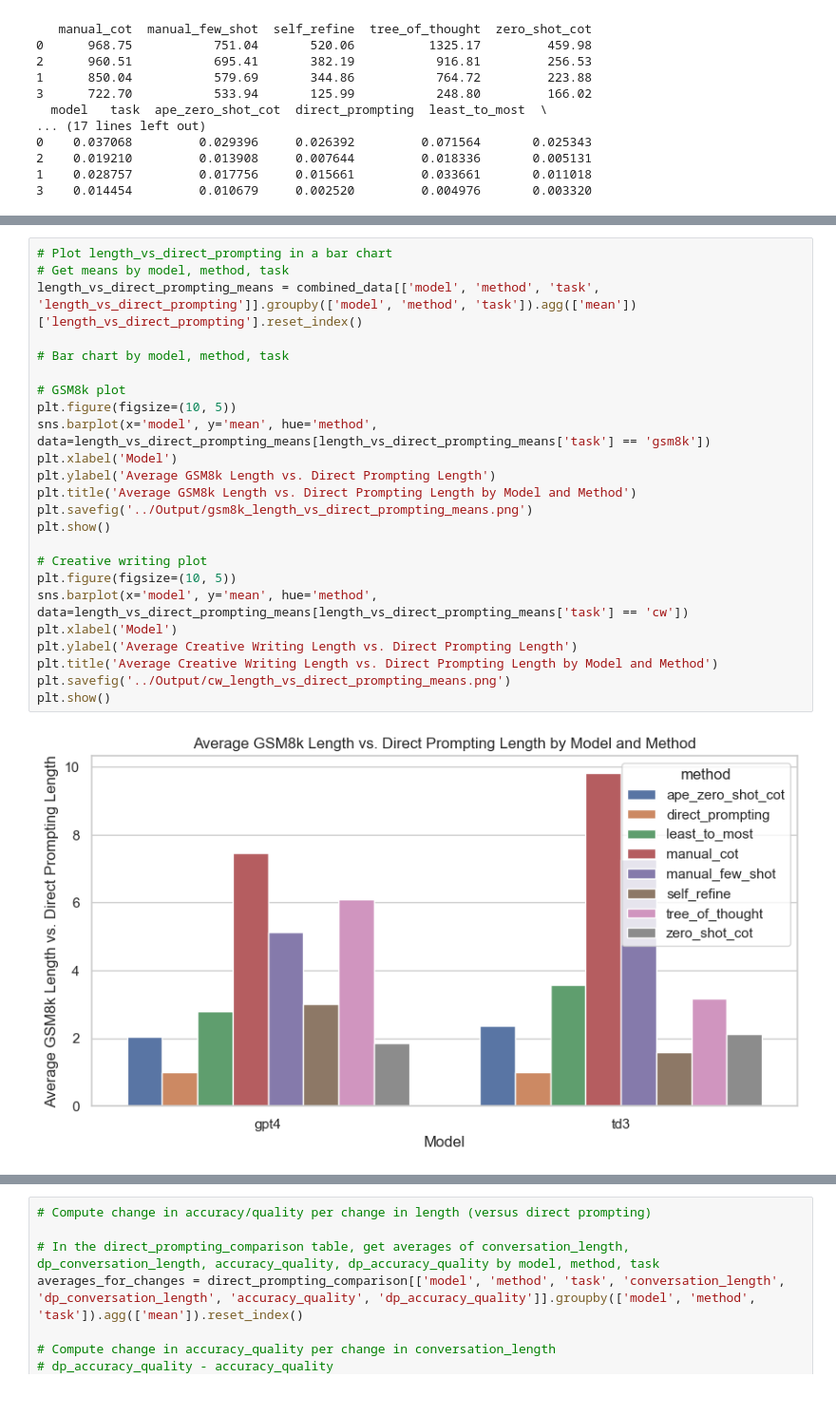
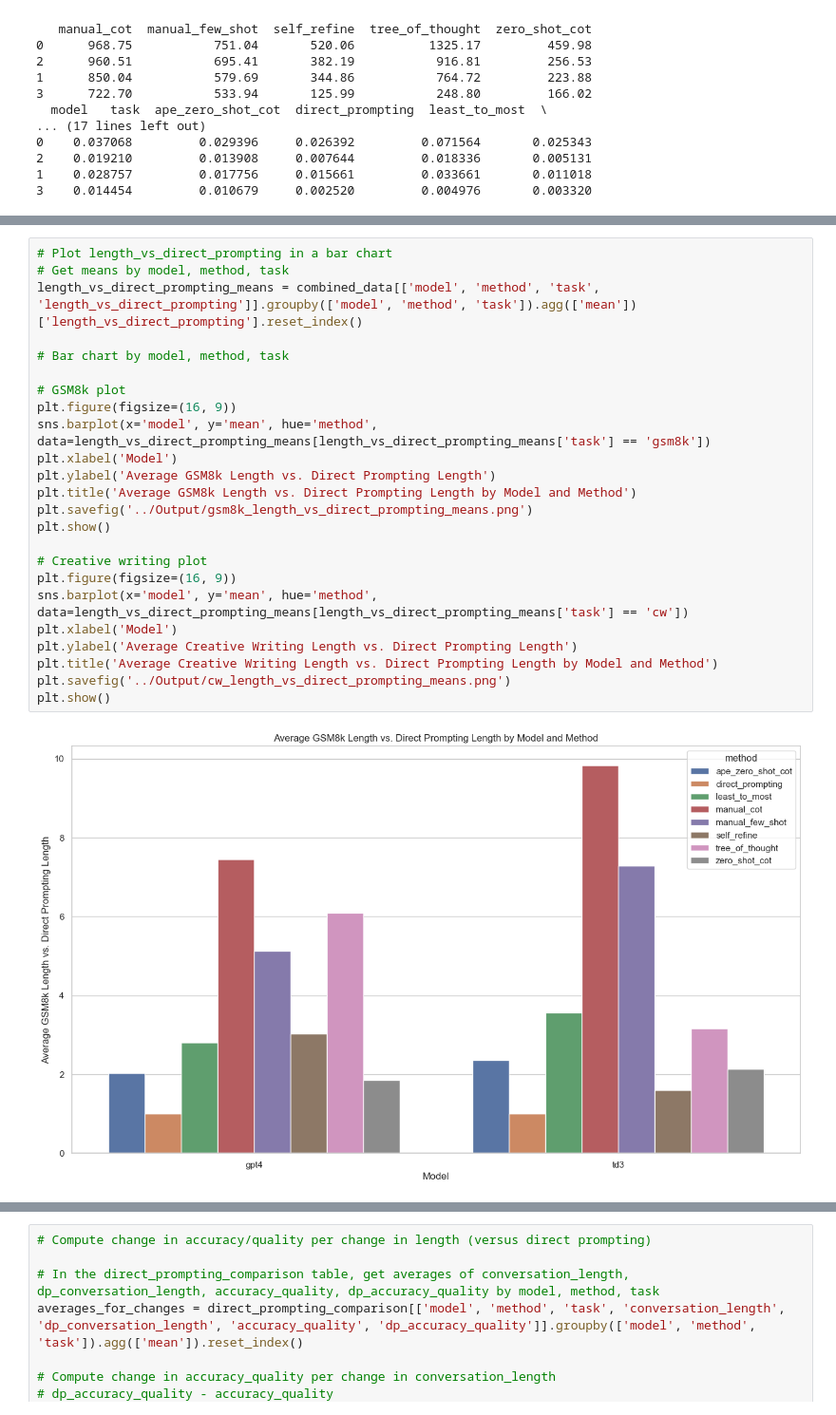
Before and after one commit to ijyliu/anlp23-project, a Jupyter notebook: Data/06 - Analyze Metrics and Conduct Inference.ipynb, the cells around one changed output, grey strips where cells are left out. Shown at 95% size. Cells and saved outputs as stored; diff of their text form.

```diff
--- a/Data/06 - Analyze Metrics and Conduct Inference.ipynb
+++ b/Data/06 - Analyze Metrics and Conduct Inference.ipynb
@@ -550,26 +550,26 @@ plt.show()
 # %%
 # Plot length_vs_direct_prompting in a bar chart
 # Get means by model, method, task
 length_vs_direct_prompting_means = combined_data[['model', 'method', 'task', 'length_vs_direct_prompting']].groupby(['model', 'method', 'task']).agg(['mean'])['length_vs_direct_prompting'].reset_index()
 
 # Bar chart by model, method, task
 
 # GSM8k plot
-plt.figure(figsize=(10, 5))
+plt.figure(figsize=(16, 9))
 sns.barplot(x='model', y='mean', hue='method', data=length_vs_direct_prompting_means[length_vs_direct_prompting_means['task'] == 'gsm8k'])
 plt.xlabel('Model')
 plt.ylabel('Average GSM8k Length vs. Direct Prompting Length')
 plt.title('Average GSM8k Length vs. Direct Prompting Length by Model and Method')
 plt.savefig('../Output/gsm8k_length_vs_direct_prompting_means.png')
 plt.show()
 
 # Creative writing plot
-plt.figure(figsize=(10, 5))
+plt.figure(figsize=(16, 9))
 sns.barplot(x='model', y='mean', hue='method', data=length_vs_direct_prompting_means[length_vs_direct_prompting_means['task'] == 'cw'])
 plt.xlabel('Model')
 plt.ylabel('Average Creative Writing Length vs. Direct Prompting Length')
 plt.title('Average Creative Writing Length vs. Direct Prompting Length by Model and Method')
 plt.savefig('../Output/cw_length_vs_direct_prompting_means.png')
 plt.show()
 # %% [output]
-[figure, old version]
+[figure, new version]
```
Also changed, not shown: parts of 4 cells of this notebook, 25 other files.
